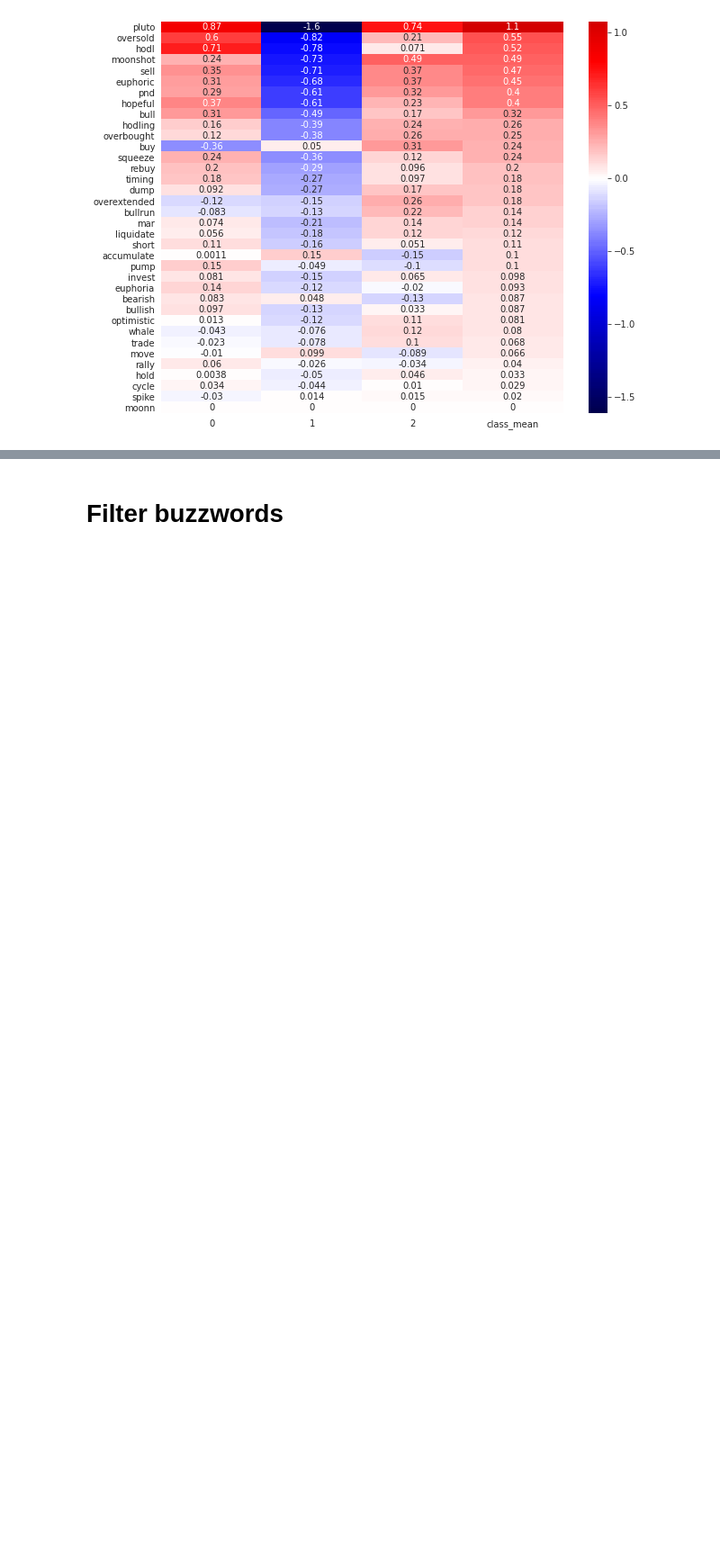
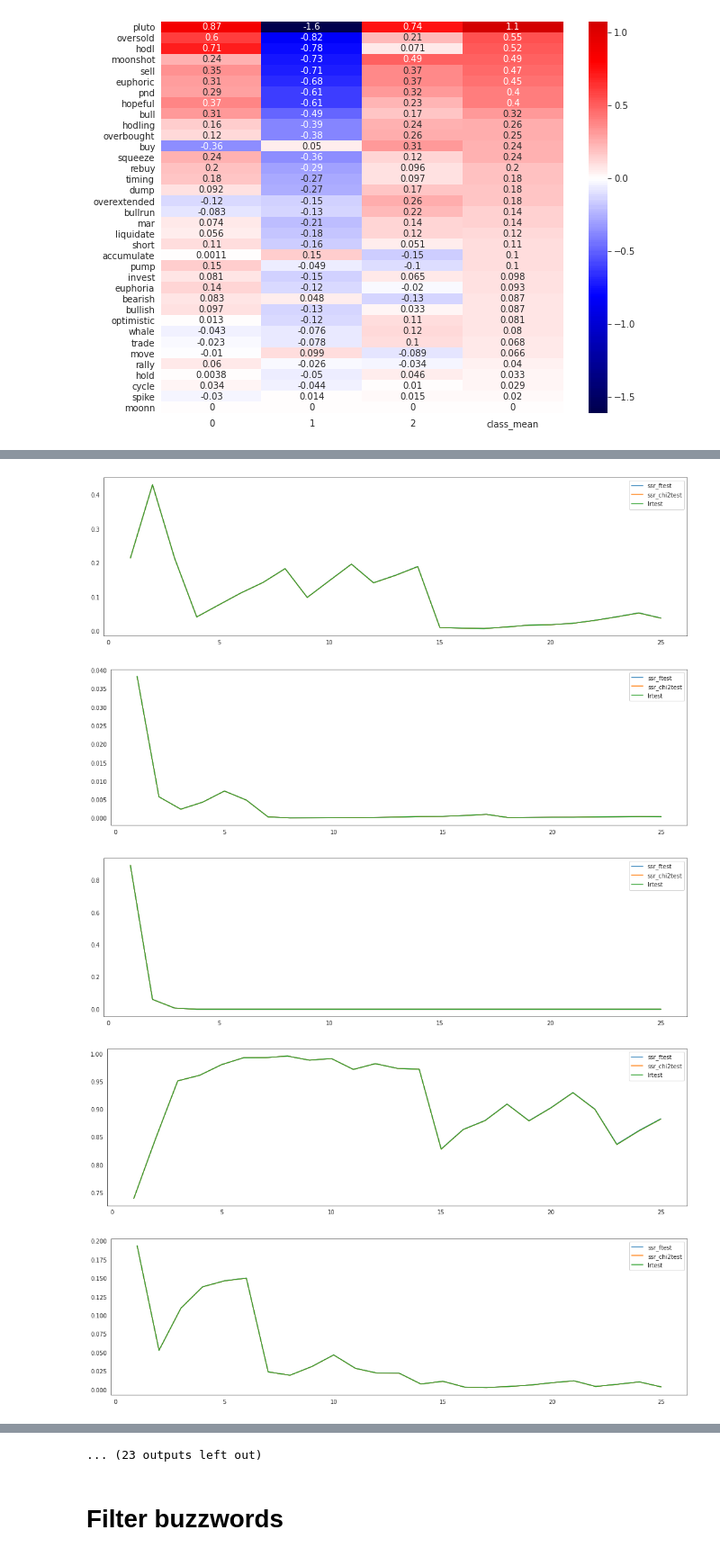
Before and after one commit to JustYeti32/reddit_btc, a Jupyter notebook: modeling/modeling.ipynb, the cells around one changed output, grey strips where cells are left out. Shown at 90% size. Saved outputs shown, nothing was run; the diff lists cells and outputs as text; code cells hidden in the pictures; blank space fills up the shorter version.

```diff
--- a/modeling/modeling.ipynb
+++ b/modeling/modeling.ipynb
@@ -87,5 +87,14 @@ importance = linear_importance(all_data, label)
 # %%
 ohlcv.add_returns("1D")
 # %%
-#for buzzword in all_buzzwords:
-#    _ = causality(all_data[buzzword], ohlcv.data.returns)
+for buzzword in all_buzzwords:
+    try:
+        _ = causality(all_data[buzzword], ohlcv.data.returns)
+    except:
+        pass # constant
+# %% [output]
+[figure, added]
+[figure, added]
+[figure, added]
+[figure, added]
+[figure, added]
@@ -92,3 +108,4 @@ ohlcv.add_returns("1D")
+... (23 outputs left out)
 # %% [markdown]
 # Filter buzzwords
 # %%
```
Also changed, not shown: parts of 10 cells of this notebook, 1 other file.
